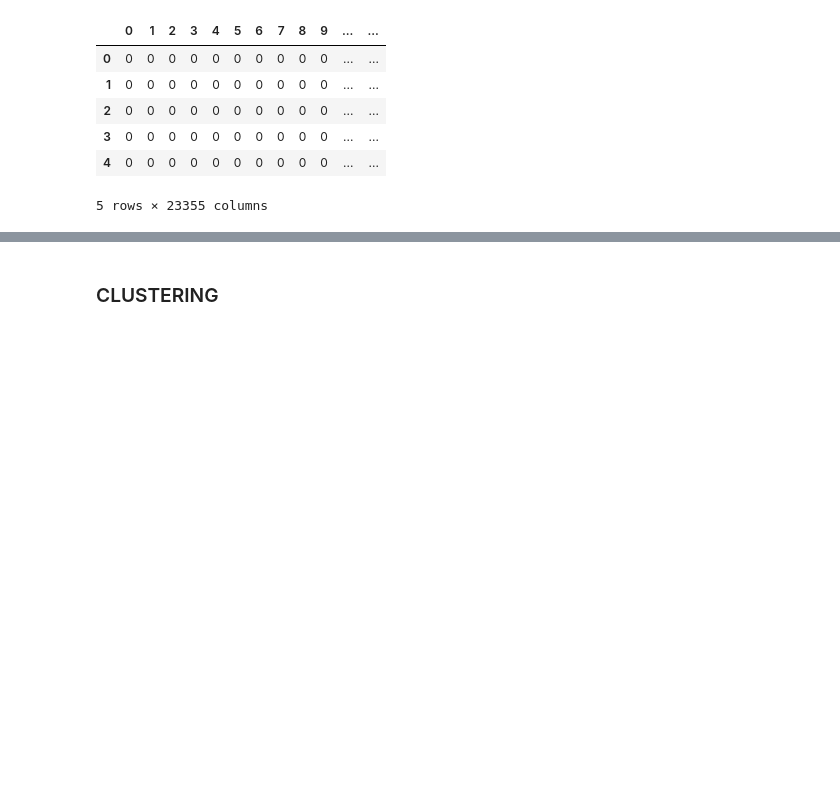
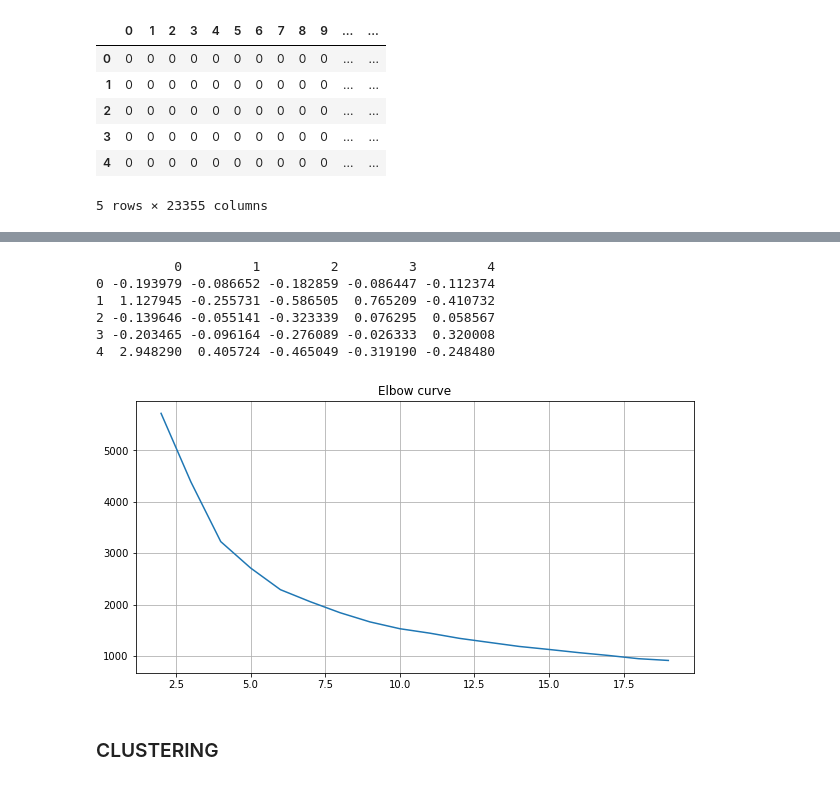
Before and after one commit to jini11/Team_research, a Jupyter notebook: Cluster analysis/KMeans/Clustering.ipynb, the cells around one changed output, grey strips where cells are left out. Drawn from its saved outputs; the diff is of its cells as text; code cells hidden in the pictures; blank space fills up the shorter version.

```diff
--- a/Cluster analysis/KMeans/Clustering.ipynb
+++ b/Cluster analysis/KMeans/Clustering.ipynb
@@ -84,8 +84,8 @@ vector_df.head()
 | 4 | 0 | 0 | 0 | 0 | 0 | 0 | 0 | 0 | 0 | 0 | ... | ... |
 5 rows × 23355 columns
 # %%
-# pca = PCA(n_components=2)
-# vector_df = pca.fit_transform(vector_df)
-# print(vector_df)
+pca = PCA(n_components=5)
+vector_df_dimensionality_reduction = pca.fit_transform(vector_df)
+print(vector_df)
 
-# 다차원 클러스터링을 위한 데이터프레임 2차원화 생략
+# 다차원 클러스터링을 위한 데이터프레임 2차원화 생략...하고싶다
@@ -92,15 +107,28 @@ vector_df.head()
+# %%
+vector_df = pd.DataFrame(vector_df_dimensionality_reduction)
+
+print(vector_df.head())
+# %% [output]
+          0         1         2         3         4
+0 -0.193979 -0.086652 -0.182859 -0.086447 -0.112374
+1  1.127945 -0.255731 -0.586505  0.765209 -0.410732
+2 -0.139646 -0.055141 -0.323339  0.076295  0.058567
+3 -0.203465 -0.096164 -0.276089 -0.026333  0.320008
+4  2.948290  0.405724 -0.465049 -0.319190 -0.248480
 # %%
 distortions = []
-for k in range(2, 20):
+for k in tqdm(range(2, 20)):
     kmeans = KMeans(n_clusters=k)
     kmeans.fit(vector_df)
     distortions.append(kmeans.inertia_)
 
 fig = plt.figure(figsize=(10, 5))
 plt.plot(range(2, 20), distortions)
 plt.grid(True)
 plt.title('Elbow curve')
 plt.show()
+# %% [output]
+[figure, added]
 # %% [markdown]
 ### CLUSTERING
 # %%
```
Also changed, not shown: parts of 2 cells of this notebook, 1 other file.
